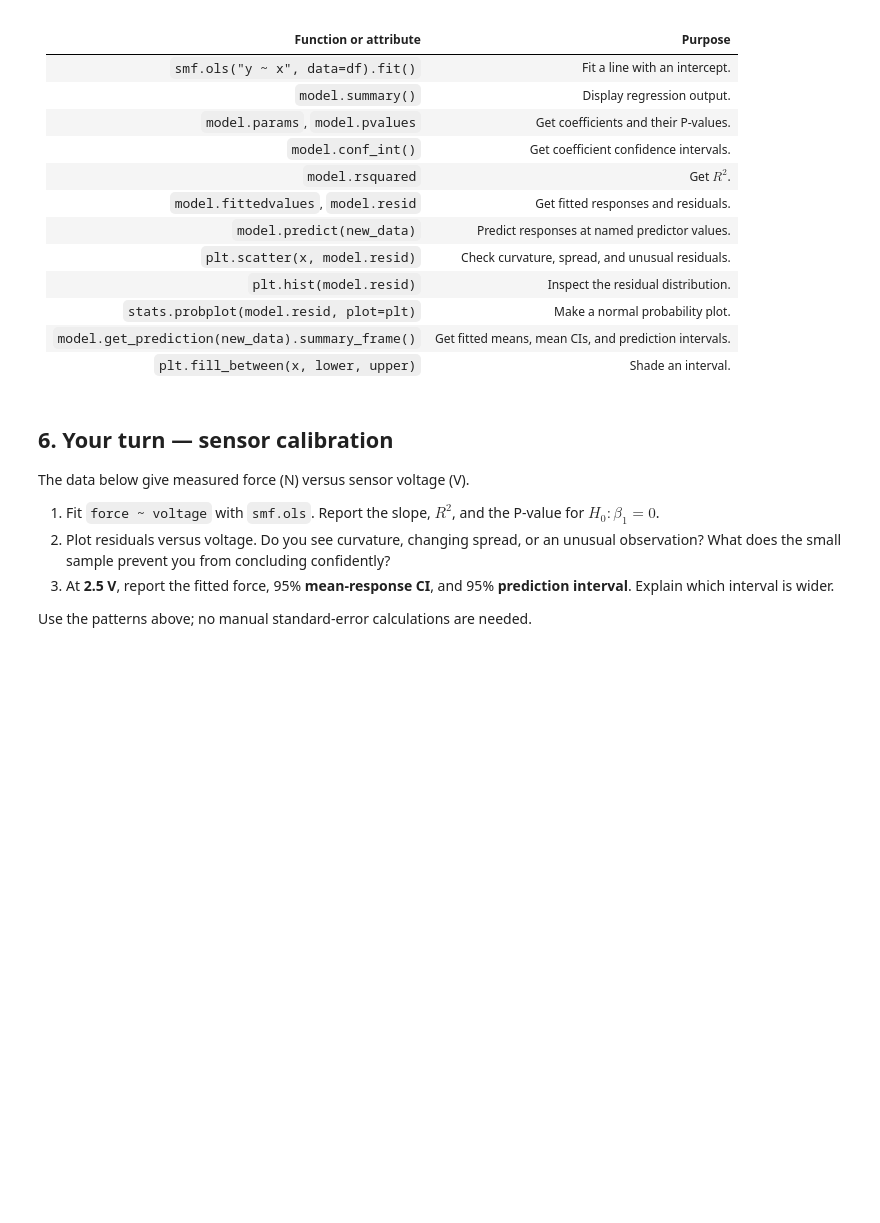
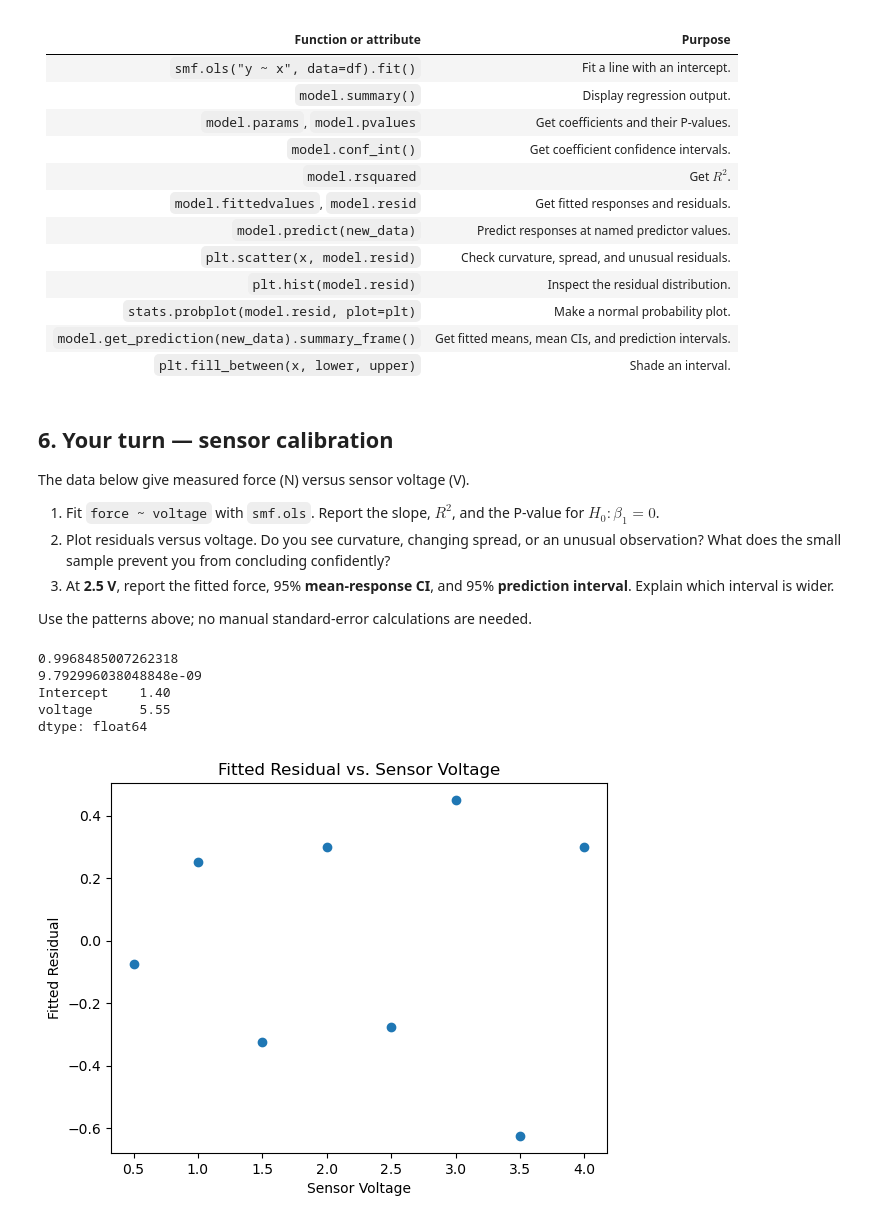
Before and after one commit to DanElkoni/26f-engr1451-2451, a Jupyter notebook: 2-class/w12b_regression_inference.ipynb, the cells around one changed output. Cells and saved outputs as stored; diff of their text form; code cells hidden in the pictures; blank space fills up the shorter version.

```diff
--- a/2-class/w12b_regression_inference.ipynb
+++ b/2-class/w12b_regression_inference.ipynb
@@ -227,11 +232,32 @@ Use the patterns above; no manual standard-error calculations are needed.
 # %%
 sensor = pd.DataFrame({
     "voltage": [0.5, 1.0, 1.5, 2.0, 2.5, 3.0, 3.5, 4.0],
     "force":   [4.1, 7.2, 9.4, 12.8, 15.0, 18.5, 20.2, 23.9],
 })
 
 # 1. Fit sensor_model and report its slope, R², and slope P-value.
+sensor_model = smf.ols("force ~ voltage", data=sensor).fit()
+
+R2 = sensor_model.rsquared
+p_value = sensor_model.pvalues["voltage"]
+
+print(R2)
+print(p_value)
 
 # 2. Plot sensor_model.resid versus sensor["voltage"].
+plt.figure(1)
+plt.scatter(sensor["voltage"], sensor_model.resid)
+plt.xlabel("Sensor Voltage")
+plt.ylabel("Fitted Residual")
+plt.title("Fitted Residual vs. Sensor Voltage")
 
 # 3. Predict at 2.5 V and compare the two intervals.
+params = sensor_model.params
+print(params)
+# %% [output]
+0.9968485007262318
+9.792996038048848e-09
+Intercept    1.40
+voltage      5.55
+dtype: float64
+[figure, added]
```
Also changed, not shown: parts of 5 cells of this notebook, 1 other file.
